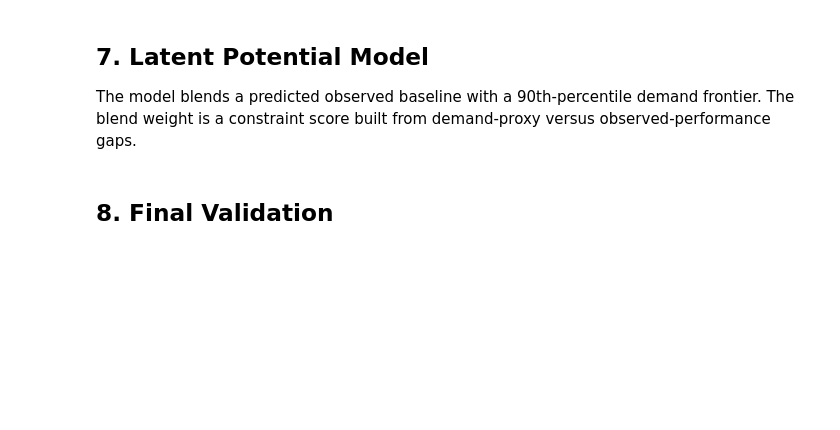
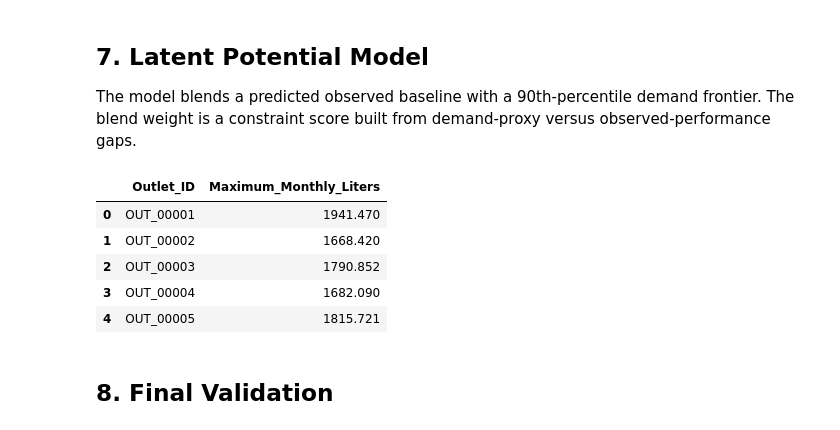
Before and after one commit to Smile-Labs-Inc/Data-Storm-2026, a Jupyter notebook: Notebooks/01_latent_potential_pipeline.ipynb, the cells around one changed output. Saved outputs shown, nothing was run; the diff lists cells and outputs as text; code cells hidden in the pictures; blank space fills up the shorter version.

```diff
--- a/Notebooks/01_latent_potential_pipeline.ipynb
+++ b/Notebooks/01_latent_potential_pipeline.ipynb
@@ -453,10 +422,6 @@ FEATURE_COLUMNS = [
     'mean_transaction_lines', 'mean_value_per_liter',
     'target_jan_seasonality_score', 'target_jan_holiday_count',
     'Outlet_Size_Score', 'Outlet_Type_Score', 'structural_capacity_score',
-    'outlet_count_1km', 'outlet_count_2km', 'outlet_count_5km',
-    'same_type_outlet_count_2km', 'same_distributor_outlet_count_5km',
-    'nearest_outlet_distance_km', 'catchment_density_score',
-    'poi_total_count_1km', 'poi_total_count_2km', 'poi_demand_score',
 ]
 
 train_static = features[['Outlet_ID'] + FEATURE_COLUMNS]
@@ -480,86 +445,49 @@ baseline_model = Pipeline([
     ('model', HistGradientBoostingRegressor(max_iter=180, learning_rate=0.06, l2_regularization=0.05, random_state=RANDOM_STATE)),
 ])
 baseline_model.fit(train_x, train_y)
 
 frontier_model = Pipeline([
     ('preprocess', frontier_preprocessor),
     ('model', HistGradientBoostingRegressor(loss='quantile', quantile=0.90, max_iter=220, learning_rate=0.05, l2_regularization=0.05, random_state=RANDOM_STATE)),
 ])
 frontier_model.fit(train_x, train_y)
 
 features['observed_baseline_liters'] = baseline_model.predict(features[FEATURE_COLUMNS])
 features['demand_frontier_liters'] = frontier_model.predict(features[FEATURE_COLUMNS])
 
 demand_proxy = (
-    0.30 * features['structural_capacity_score'].rank(pct=True)
-    + 0.13 * features['Cooler_Count'].rank(pct=True)
-    + 0.12 * features['mean_sku_count'].rank(pct=True)
-    + 0.20 * features['catchment_density_score'].rank(pct=True)
-    + 0.15 * features['poi_demand_score'].clip(0, 1)
-    + 0.10 * features['has_valid_coordinates'].rank(pct=True)
+    0.45 * features['structural_capacity_score'].rank(pct=True)
+    + 0.20 * features['Cooler_Count'].rank(pct=True)
+    + 0.20 * features['mean_sku_count'].rank(pct=True)
+    + 0.15 * features['has_valid_coordinates'].rank(pct=True)
 )
 observed_proxy = features['observed_mean_monthly_liters'].rank(pct=True)
 gap = (demand_proxy - observed_proxy).clip(lower=0)
 plateau = features['observed_std_monthly_liters'].fillna(0) / (features['observed_mean_monthly_liters'].fillna(0) + 1)
 plateau_signal = (1 - plateau.rank(pct=True)).clip(0, 1)
 features['constraint_score'] = (0.75 * gap + 0.25 * plateau_signal).clip(0, 1)
 
+blended = features['observed_baseline_liters'] + features['constraint_score'] * (features['demand_frontier_liters'] - features['observed_baseline_liters'])
 lower_bound = features[['observed_max_monthly_liters', 'january_max_liters', 'recent_3_month_max_liters']].max(axis=1)
-peer_frontier = features.groupby(['Outlet_Type', 'Outlet_Size'])['observed_max_monthly_liters'].transform(lambda s: s.quantile(0.90))
-type_frontier = features.groupby('Outlet_Type')['observed_max_monthly_liters'].transform(lambda s: s.quantile(0.85))
-size_frontier = features.groupby('Outlet_Size')['observed_max_monthly_liters'].transform(lambda s: s.quantile(0.85))
-features['peer_frontier_liters'] = np.maximum.reduce([
-    peer_frontier.fillna(0),
-    type_frontier.fillna(0) * 0.85,
-    size_frontier.fillna(0),
-    features['demand_frontier_liters'],
-    lower_bound,
-])
-frontier_gap = (features['peer_frontier_liters'] - lower_bound).clip(lower=0)
-uncap_weight = (features['constraint_score'] ** 1.25).clip(0, 0.65)
-raw_potential = lower_bound + uncap_weight * frontier_gap
 peer_cap = features.groupby(['Outlet_Type', 'Outlet_Size'])['observed_max_monthly_liters'].transform(lambda s: s.quantile(0.98)).fillna(features['observed_max_monthly_liters'].quantile(0.98))
-max_uplift_ratio = features['Outlet_Size'].map({'Unknown': 2.0, 'Small': 3.0, 'Medium': 3.5, 'Large': 4.0, 'Extra Large': 4.5}).fillna(3.0)
-uplift_cap = lower_bound * max_uplift_ratio
-soft_cap = np.maximum(np.minimum(peer_cap * 1.35, uplift_cap), lower_bound)
-features['Maximum_Monthly_Liters'] = np.minimum(np.maximum(raw_potential, lower_bound), soft_cap).clip(lower=0).round(3)
+soft_cap = np.maximum(peer_cap * 1.35, lower_bound)
+features['Maximum_Monthly_Liters'] = np.minimum(np.maximum(blended, lower_bound), soft_cap).clip(lower=0).round(3)
 
 predictions = features[['Outlet_ID', 'Maximum_Monthly_Liters']].copy()
-predictions = predictions.rename(columns={'Outlet_ID': 'row_id'})
-full_predictions = predictions.copy()
-full_predictions.to_csv(RESULTS_DIR / 'smil_labs_predictions_full_20000.csv', index=False)
+predictions.to_csv(RESULTS_DIR / 'teamname_predictions.csv', index=False)
 
-template_candidates = [
-    DATASETS_DIR / 'sample_submission.csv',
-    DATASETS_DIR / 'submission_template.csv',
-    DATASETS_DIR / 'test.csv',
-]
-template_path = next((path for path in template_candidates if path.exists()), None)
-
-if template_path is not None:
-    template = pd.read_csv(template_path)
-    if 'row_id' in template.columns and template['row_id'].isin(full_predictions['row_id']).any():
-        predictions = template[['row_id']].merge(full_predictions, on='row_id', how='left')
-    elif 'Outlet_ID' in template.columns:
-        predictions = template[['Outlet_ID']].rename(columns={'Outlet_ID': 'row_id'}).merge(full_predictions, on='row_id', how='left')
-    else:
-        raise ValueError(f'Submission template {template_path} must contain row_id or Outlet_ID')
-    if predictions['Maximum_Monthly_Liters'].isna().any():
-        missing = predictions.loc[predictions['Maximum_Monthly_Liters'].isna(), 'row_id'].head().tolist()
-        raise ValueError(f'Missing predictions for template row_id values: {missing}')
-    submission_source = f'official template: {template_path.name}'
-else:
-    predictions = full_predictions.sort_values('row_id').head(914).copy()
-    submission_source = 'fallback first 914 outlet IDs; replace with official template when available'
-
-predictions.to_csv(RESULTS_DIR / 'smil_labs_predictions.csv', index=False)
-print(f'Submission source: {submission_source}')
-
-diagnostics = features[['Outlet_ID', 'Outlet_Size', 'Outlet_Type', 'Distributor_ID', 'observed_mean_monthly_liters', 'observed_max_monthly_liters', 'observed_baseline_liters', 'demand_frontier_liters', 'peer_frontier_liters', 'catchment_density_score', 'poi_demand_score', 'outlet_count_2km', 'nearest_outlet_distance_km', 'constraint_score', 'Maximum_Monthly_Liters']].copy()
+diagnostics = features[['Outlet_ID', 'Outlet_Size', 'Outlet_Type', 'Distributor_ID', 'observed_mean_monthly_liters', 'observed_max_monthly_liters', 'observed_baseline_liters', 'demand_frontier_liters', 'constraint_score', 'Maximum_Monthly_Liters']].copy()
 diagnostics['uplift_ratio_vs_max'] = diagnostics['Maximum_Monthly_Liters'] / (diagnostics['observed_max_monthly_liters'] + 1)
 diagnostics.to_csv(GOLD_DIR / 'prediction_diagnostics.csv', index=False)
 
 predictions.head()
+# %% [output]
+|  | Outlet_ID | Maximum_Monthly_Liters |
+| 0 | OUT_00001 | 1941.470 |
+| 1 | OUT_00002 | 1668.420 |
+| 2 | OUT_00003 | 1790.852 |
+| 3 | OUT_00004 | 1682.090 |
+| 4 | OUT_00005 | 1815.721 |
 # %% [markdown]
 ## 8. Final Validation
 # %%
```
Also changed, not shown: parts of 6 cells of this notebook, 7 other files.
